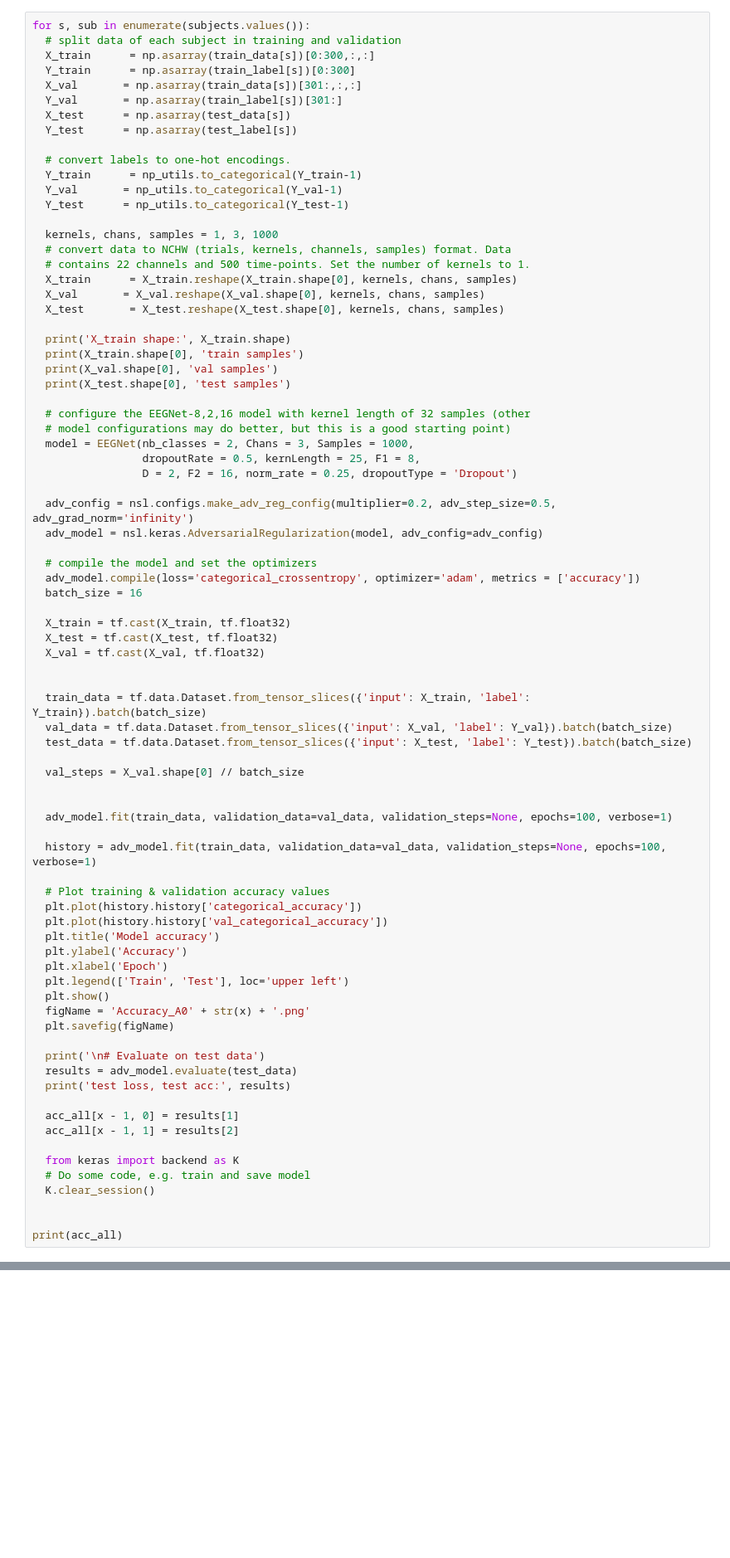
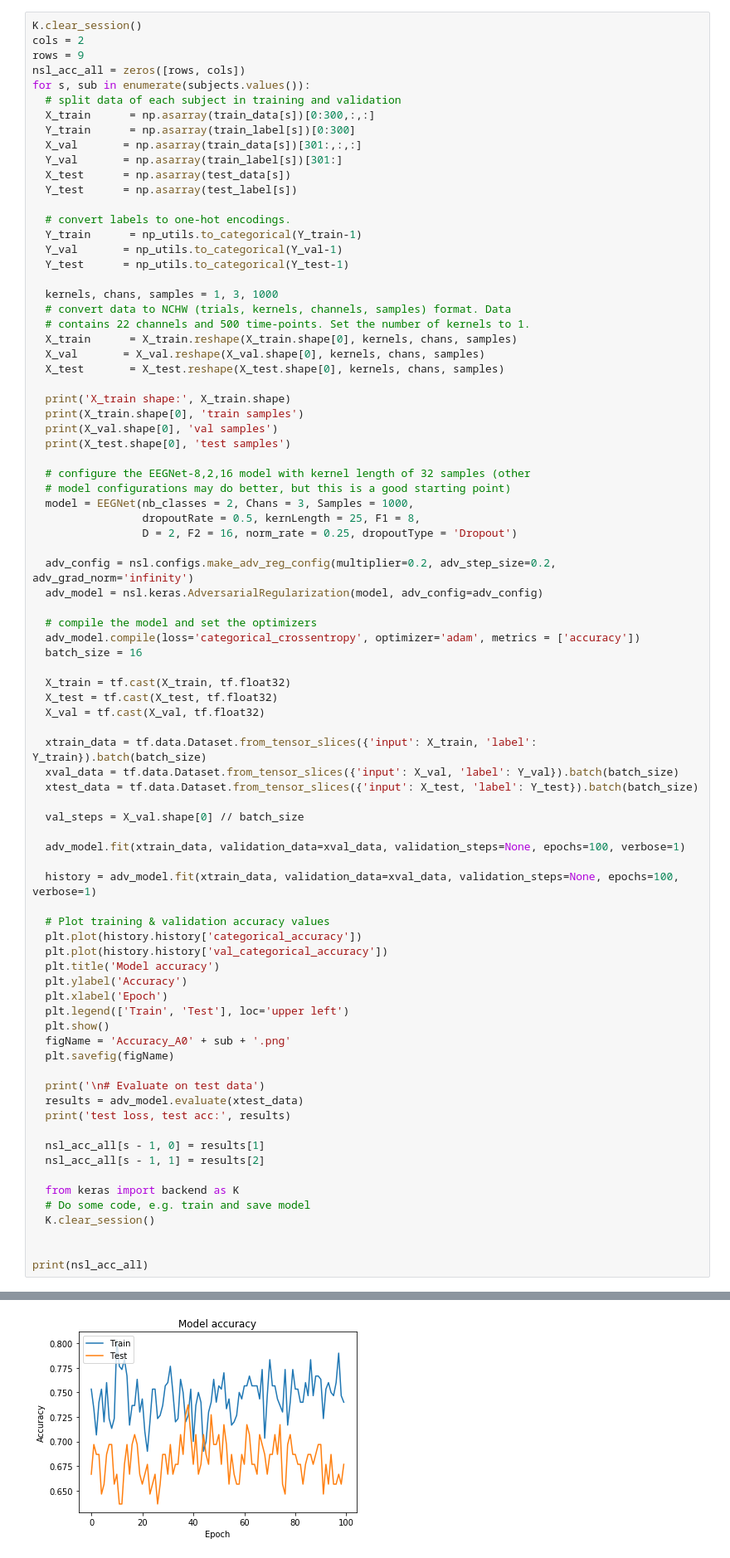
Before and after one commit to saugatbh/EEG_NSL, a Jupyter notebook: Performance_DatasetIIb.ipynb, the cells around one changed output, grey strips where cells are left out. Shown at 83% size. Drawn from its saved outputs; the diff is of its cells as text; blank space fills up the shorter version.

```diff
--- a/Performance_DatasetIIb.ipynb
+++ b/Performance_DatasetIIb.ipynb
@@ -214,4 +345,8 @@ InvalidArgumentError: ignored
 # %%
+K.clear_session()
+cols = 2
+rows = 9
+nsl_acc_all = zeros([rows, cols])
 for s, sub in enumerate(subjects.values()):
   # split data of each subject in training and validation
   X_train      = np.asarray(train_data[s])[0:300,:,:]
@@ -244,7 +379,7 @@ for s, sub in enumerate(subjects.values()):
                  dropoutRate = 0.5, kernLength = 25, F1 = 8,
                  D = 2, F2 = 16, norm_rate = 0.25, dropoutType = 'Dropout')
 
-  adv_config = nsl.configs.make_adv_reg_config(multiplier=0.2, adv_step_size=0.5, adv_grad_norm='infinity')
+  adv_config = nsl.configs.make_adv_reg_config(multiplier=0.2, adv_step_size=0.2, adv_grad_norm='infinity')
   adv_model = nsl.keras.AdversarialRegularization(model, adv_config=adv_config)
 
   # compile the model and set the optimizers
@@ -255,17 +390,15 @@ for s, sub in enumerate(subjects.values()):
   X_test = tf.cast(X_test, tf.float32)
   X_val = tf.cast(X_val, tf.float32)
 
-
-  train_data = tf.data.Dataset.from_tensor_slices({'input': X_train, 'label': Y_train}).batch(batch_size)
-  val_data = tf.data.Dataset.from_tensor_slices({'input': X_val, 'label': Y_val}).batch(batch_size)
-  test_data = tf.data.Dataset.from_tensor_slices({'input': X_test, 'label': Y_test}).batch(batch_size)
+  xtrain_data = tf.data.Dataset.from_tensor_slices({'input': X_train, 'label': Y_train}).batch(batch_size)
+  xval_data = tf.data.Dataset.from_tensor_slices({'input': X_val, 'label': Y_val}).batch(batch_size)
+  xtest_data = tf.data.Dataset.from_tensor_slices({'input': X_test, 'label': Y_test}).batch(batch_size)
 
   val_steps = X_val.shape[0] // batch_size
 
+  adv_model.fit(xtrain_data, validation_data=xval_data, validation_steps=None, epochs=100, verbose=1)
 
-  adv_model.fit(train_data, validation_data=val_data, validation_steps=None, epochs=100, verbose=1)
-
-  history = adv_model.fit(train_data, validation_data=val_data, validation_steps=None, epochs=100, verbose=1)
+  history = adv_model.fit(xtrain_data, validation_data=xval_data, validation_steps=None, epochs=100, verbose=1)
 
   # Plot training & validation accuracy values
   plt.plot(history.history['categorical_accuracy'])
@@ -275,22 +408,22 @@ for s, sub in enumerate(subjects.values()):
   plt.xlabel('Epoch')
   plt.legend(['Train', 'Test'], loc='upper left')
   plt.show()
-  figName = 'Accuracy_A0' + str(x) + '.png'
+  figName = 'Accuracy_A0' + sub + '.png'
   plt.savefig(figName)
 
   print('\n# Evaluate on test data')
-  results = adv_model.evaluate(test_data)
+  results = adv_model.evaluate(xtest_data)
   print('test loss, test acc:', results)
 
-  acc_all[x - 1, 0] = results[1]
-  acc_all[x - 1, 1] = results[2]
+  nsl_acc_all[s - 1, 0] = results[1]
+  nsl_acc_all[s - 1, 1] = results[2]
 
   from keras import backend as K
   # Do some code, e.g. train and save model
   K.clear_session()
 
 
-print(acc_all)
+print(nsl_acc_all)
 # %% [output]
 X_train shape: (300, 1, 3, 1000)
 300 train samples
@@ -304,0 +445 @@ Epoch 1/100
+[figure, added]
```
Also changed, not shown: parts of 7 cells of this notebook.
